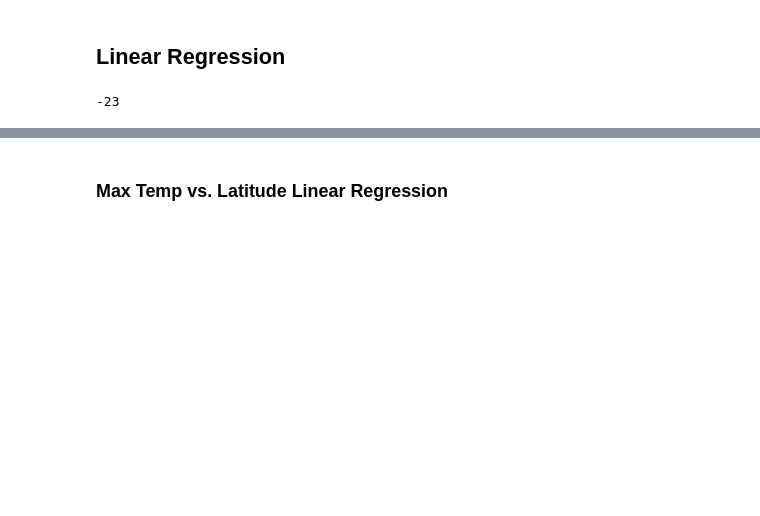
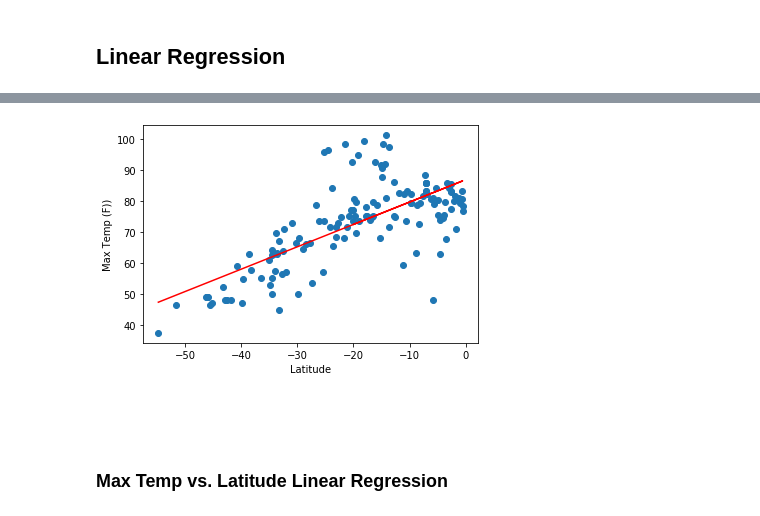
Before and after one commit to jskick/PythonAPI, a Jupyter notebook: WeatherPy.ipynb, the cells around one changed output, grey strips where cells are left out. Drawn from its saved outputs; the diff is of its cells as text; code cells hidden in the pictures; blank space fills up the shorter version.

Commit message:
final WeatherPY

```diff
--- a/WeatherPy.ipynb
+++ b/WeatherPy.ipynb
@@ -232,41 +197,25 @@ plt.show()
 ## Linear Regression
 # %%
 # Create Northern and Southern Hemisphere DataFrames
-lat
+northern = weatherdf[weatherdf['Lat']>0]
+southern = weatherdf[weatherdf['Lat']<0]
-# %% [output]
--23
 # %%
 # Create a function to create Linear Regression plots
-def plot_linear_regression(x_values, y_values, title, text_coordinates):
-
-    # Run regresson on southern hemisphere
+from scipy.stats import linregress
+# Run regresson on southern hemisphere
 # Add the linear regression equation and line to plot
-x_values = housing_data['RM']
-y_values = housing_data['MEDV']
+# Print out the r-squared value along with the plot.
+x_values = southern['Lat']
+y_values = southern['Max Temp']
 (slope, intercept, rvalue, pvalue, stderr) = linregress(x_values, y_values)
 regress_values = x_values * slope + intercept
 line_eq = "y = " + str(round(slope,2)) + "x + " + str(round(intercept,2))
 plt.scatter(x_values,y_values)
 plt.plot(x_values,regress_values,"r-")
 plt.annotate(line_eq,(6,10),fontsize=15,color="red")
-plt.xlabel('Rooms in House')
-plt.ylabel('Median House Prices ($1000)')
+plt.xlabel('Latitude')
+plt.ylabel('Max Temp (F))')
+print(f"The r-squared is: {rvalue}")
+print(f"The line equation is {line_eq}")
 plt.show()
-
-# Print out the r-squared value along with the plot.
-x_values = housing_data['RM']
-y_values = housing_data['MEDV']
-(slope, intercept, rvalue, pvalue, stderr) = linregress(x_values, y_values)
-regress_values = x_values * slope + intercept
-line_eq = "y = " + str(round(slope,2)) + "x + " + str(round(intercept,2))
-plt.scatter(x_values,y_values)
-plt.plot(x_values,regress_values,"r-")
-plt.annotate(line_eq,(6,10),fontsize=15,color="red")
-plt.xlabel('Rooms in House')
-plt.ylabel('Median House Prices ($1000)')
-print(f"The r-squared is: {rvalue}")
-plt.show()
-    # Plot
-
-    plt.show()
 # %% [output]
@@ -274,2 +224,3 @@ IndentationError: expected an indented block (<ipython-input-61-e96182eaab78>, l
+[figure, added]
 # %% [markdown]
 ###  Max Temp vs. Latitude Linear Regression
```
Also changed, not shown: parts of 27 cells of this notebook, 6 other files.
